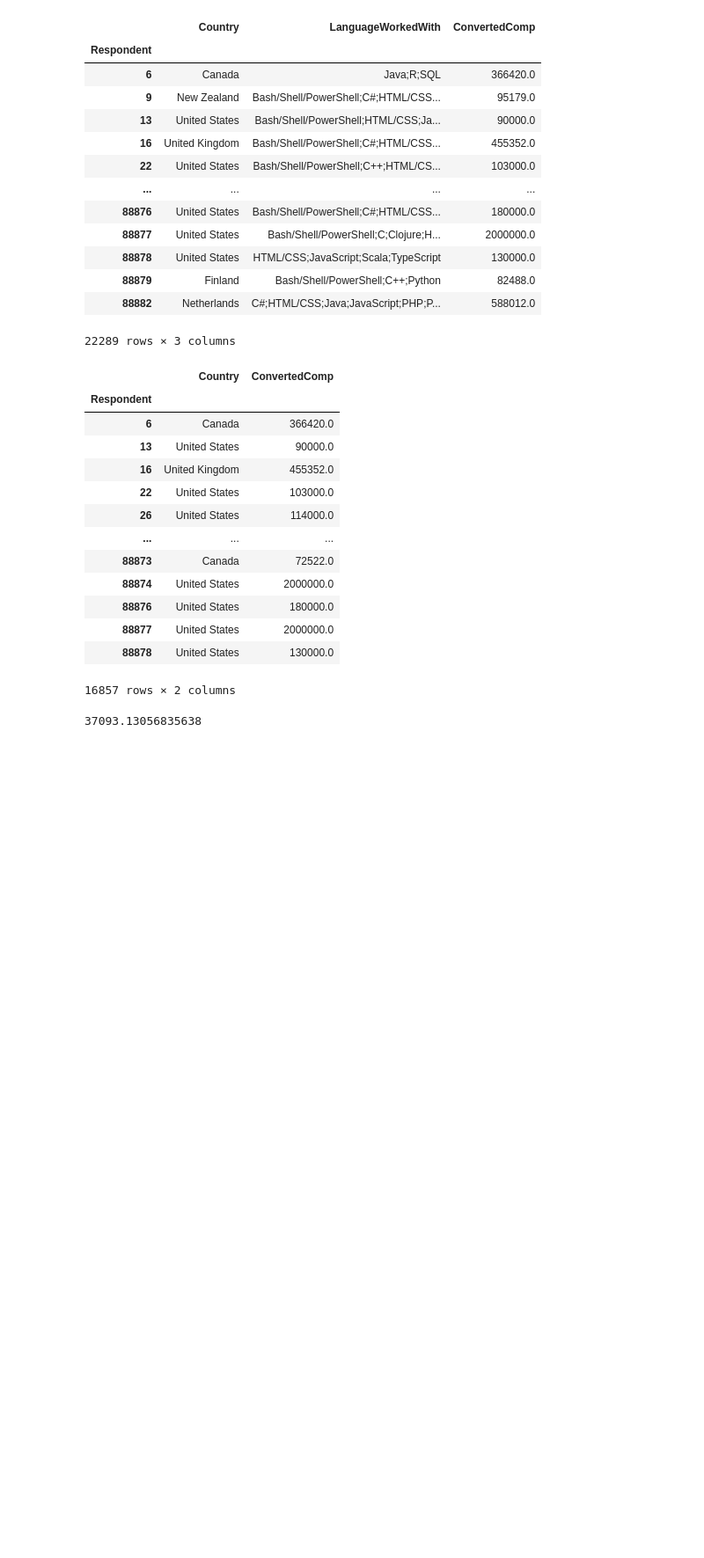
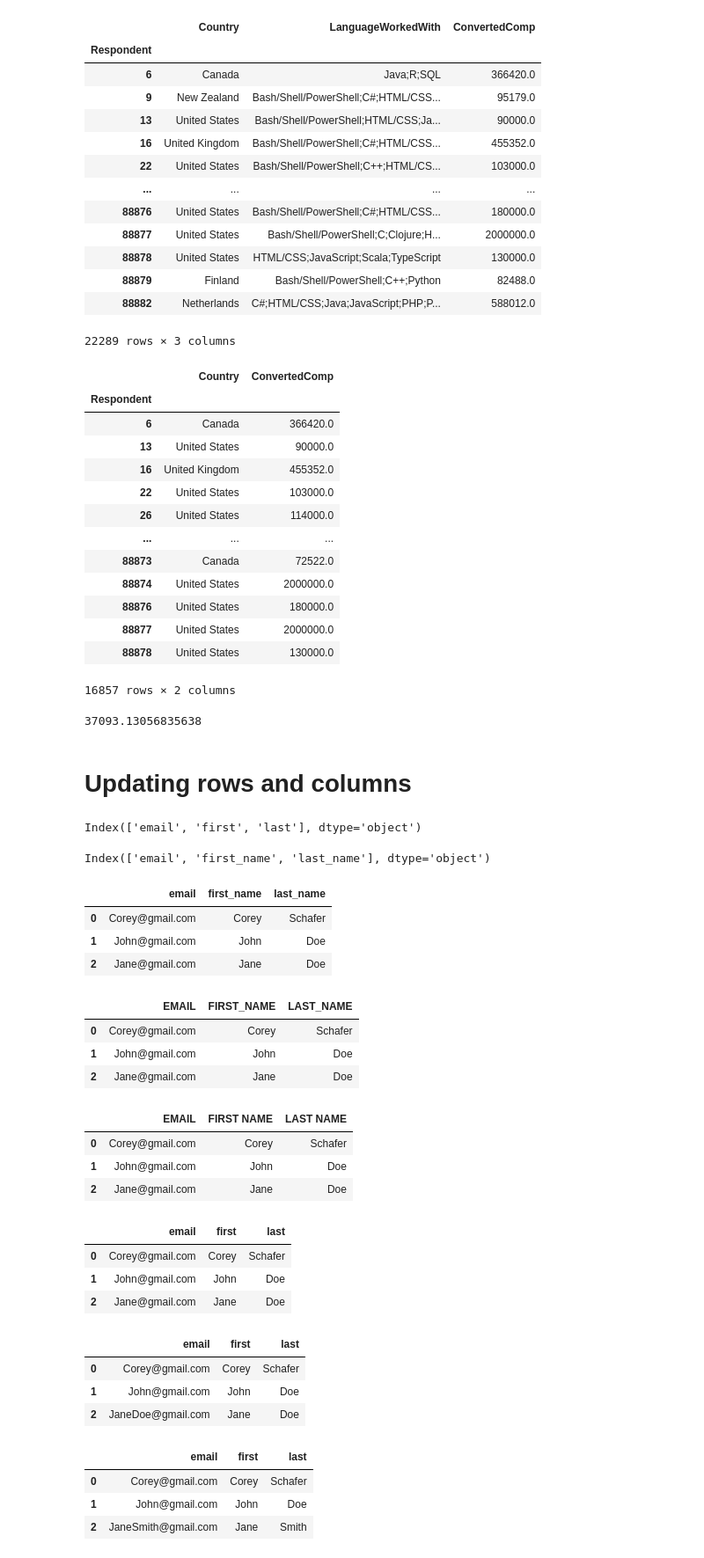
Before and after one commit to SayarGitHub/pandas, a Jupyter notebook: pandas-Tutorial.ipynb, the cells around one changed output. Shown: that part at 88% size. Drawn from its saved outputs; the diff is of its cells as text; code cells hidden in the pictures; blank space fills up the shorter version.

```diff
--- a/pandas-Tutorial.ipynb
+++ b/pandas-Tutorial.ipynb
@@ -587,3 +587,62 @@ filt = df["LanguageWorkedWith"].str.contains("Python",na=False)&(df["Country"]==
 df.loc[filt,"ConvertedComp"].mean()
 # %% [output]
 37093.13056835638
+# %% [markdown]
+# Updating rows and columns
+# %%
+ex_df.columns
+# %% [output]
+Index(['email', 'first', 'last'], dtype='object')
+# %%
+ex_df.columns=['email',"first_name","last_name"] #not  recommended as we need to type all columns
+# %%
+ex_df.columns
+# %% [output]
+Index(['email', 'first_name', 'last_name'], dtype='object')
+# %%
+ex_df
+# %% [output]
+|  | email | first_name | last_name |
+| 0 | Corey@gmail.com | Corey | Schafer |
+| 1 | John@gmail.com | John | Doe |
+| 2 | Jane@gmail.com | Jane | Doe |
+# %%
+ex_df.columns = [ x.upper() for x in ex_df.columns]
+ex_df
+# %% [output]
+|  | EMAIL | FIRST_NAME | LAST_NAME |
+| 0 | Corey@gmail.com | Corey | Schafer |
+| 1 | John@gmail.com | John | Doe |
+| 2 | Jane@gmail.com | Jane | Doe |
+# %%
+ex_df.columns = ex_df.columns.str.replace("_"," ")
+ex_df
+# %% [output]
+|  | EMAIL | FIRST NAME | LAST NAME |
+| 0 | Corey@gmail.com | Corey | Schafer |
+| 1 | John@gmail.com | John | Doe |
+| 2 | Jane@gmail.com | Jane | Doe |
+# %%
+ex_df.rename(columns={"EMAIL":"email", "FIRST NAME":"first", "LAST NAME":"last"},inplace=True)
+ex_df
+# %% [output]
+|  | email | first | last |
+| 0 | Corey@gmail.com | Corey | Schafer |
+| 1 | John@gmail.com | John | Doe |
+| 2 | Jane@gmail.com | Jane | Doe |
+# %%
+ex_df.loc[2]=["JaneDoe@gmail.com","Jane","Doe"] #just for changing a single value we had to type the entire row so its not useful
+ex_df
+# %% [output]
+|  | email | first | last |
+| 0 | Corey@gmail.com | Corey | Schafer |
+| 1 | John@gmail.com | John | Doe |
+| 2 | JaneDoe@gmail.com | Jane | Doe |
+# %%
+ex_df.loc[2,["email","last"]]=["JaneSmith@gmail.com","Smith"]
+ex_df
+# %% [output]
+|  | email | first | last |
+| 0 | Corey@gmail.com | Corey | Schafer |
+| 1 | John@gmail.com | John | Doe |
+| 2 | JaneSmith@gmail.com | Jane | Smith |
```
Also changed, not shown: parts of 19 cells of this notebook.
